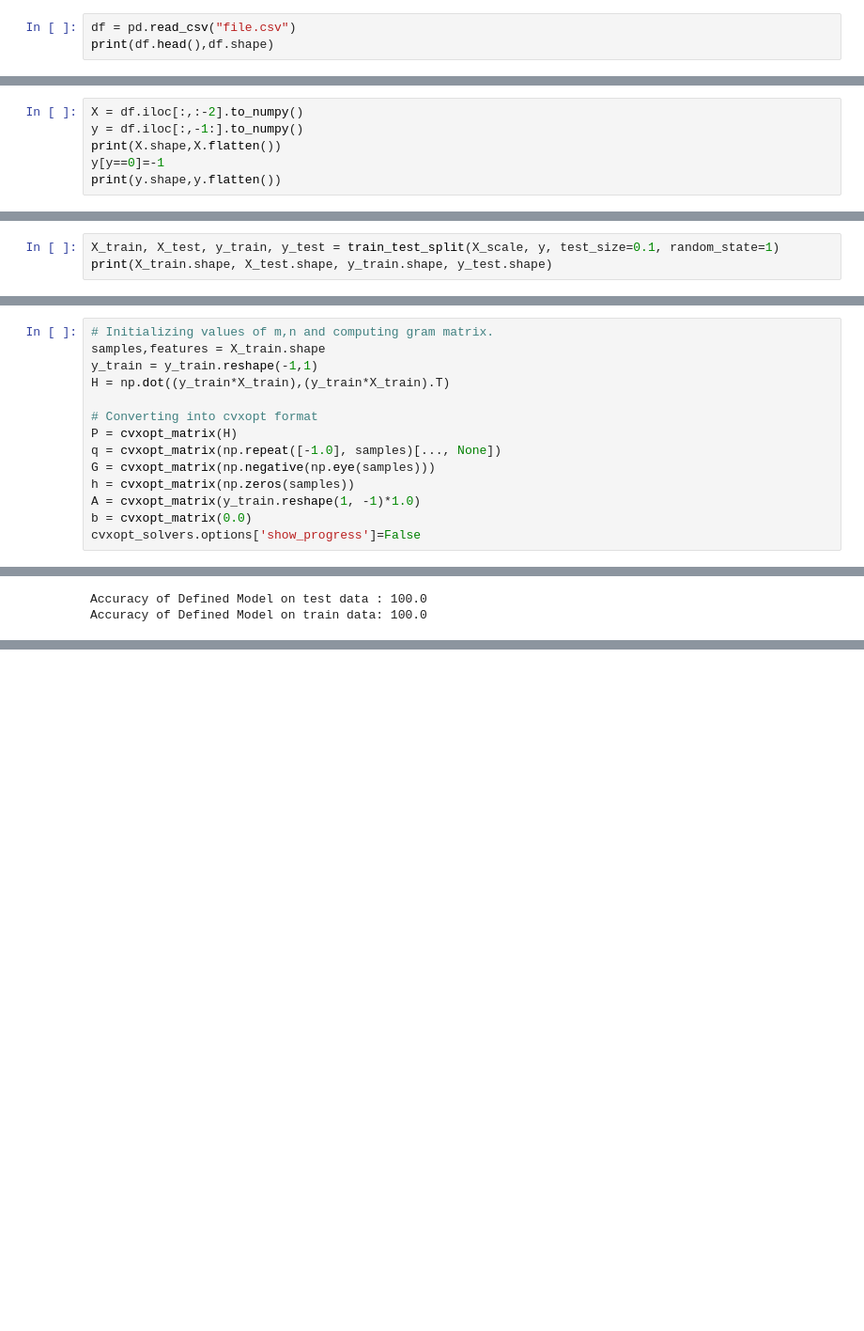
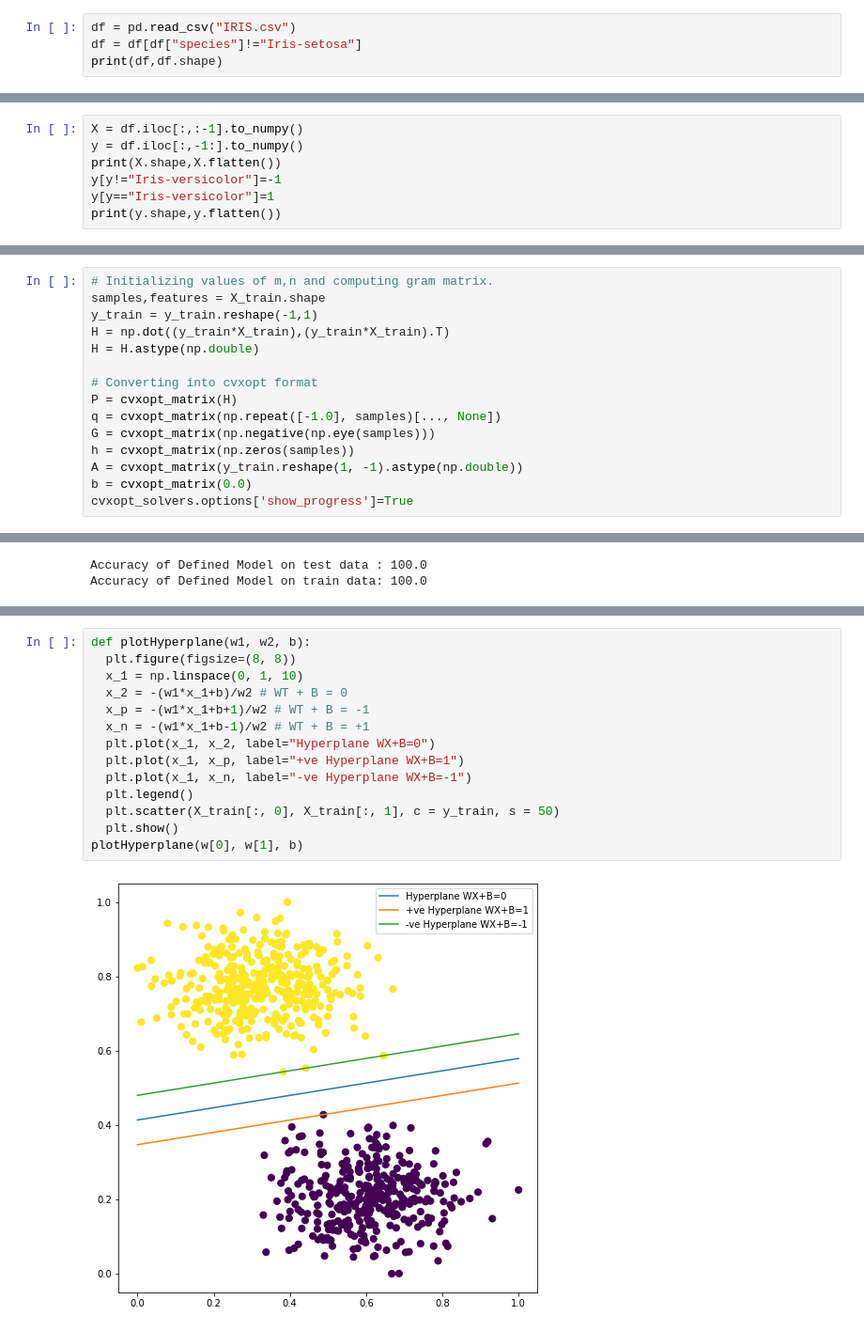
Before and after one commit to Jay0774/MACHINE-LEARNING, a Jupyter notebook: SVM/Hard_SVM_Quadratic_Program.ipynb, the cells around one changed output, grey strips where cells are left out. Shown at 94% size. Cells and saved outputs as stored; diff of their text form; blank space fills up the shorter version.

```diff
--- a/SVM/Hard_SVM_Quadratic_Program.ipynb
+++ b/SVM/Hard_SVM_Quadratic_Program.ipynb
@@ -13,6 +14,7 @@ import matplotlib.pyplot as plt
 # %% [markdown]
 ## Step 2: Read CSV file (For this i have uploded the file on google colab)
 # %%
-df = pd.read_csv("file.csv")
-print(df.head(),df.shape)
+df = pd.read_csv("IRIS.csv")
+df = df[df["species"]!="Iris-setosa"]
+print(df,df.shape)
 # %% [output]
@@ -27,7 +37,8 @@ print(df.head(),df.shape)
 # %%
-X = df.iloc[:,:-2].to_numpy()
+X = df.iloc[:,:-1].to_numpy()
 y = df.iloc[:,-1:].to_numpy()
 print(X.shape,X.flatten())
-y[y==0]=-1
+y[y!="Iris-versicolor"]=-1
+y[y=="Iris-versicolor"]=1
 print(y.shape,y.flatten())
 # %% [output]
@@ -68,3 +93,0 @@ C. Split the data in 90,10 for training and testing the model
-# %%
-X_train, X_test, y_train, y_test = train_test_split(X_scale, y, test_size=0.1, random_state=1)
-print(X_train.shape, X_test.shape, y_train.shape, y_test.shape)
@@ -81,15 +102,16 @@ print(X_train.shape, X_test.shape, y_train.shape, y_test.shape)
 samples,features = X_train.shape
 y_train = y_train.reshape(-1,1)
 H = np.dot((y_train*X_train),(y_train*X_train).T)
+H = H.astype(np.double)
 
 # Converting into cvxopt format
 P = cvxopt_matrix(H)
 q = cvxopt_matrix(np.repeat([-1.0], samples)[..., None])
 G = cvxopt_matrix(np.negative(np.eye(samples)))
 h = cvxopt_matrix(np.zeros(samples))
-A = cvxopt_matrix(y_train.reshape(1, -1)*1.0)
+A = cvxopt_matrix(y_train.reshape(1, -1).astype(np.double))
 b = cvxopt_matrix(0.0)
-cvxopt_solvers.options['show_progress']=False
+cvxopt_solvers.options['show_progress']=True
 # %% [markdown]
 ## Step 6: Running the solver and printing the values of solution
 # %%
@@ -289,0 +332,16 @@ Accuracy of Defined Model on train data: 100.0
+# %%
+def plotHyperplane(w1, w2, b):
+  plt.figure(figsize=(8, 8))
+  x_1 = np.linspace(0, 1, 10)
+  x_2 = -(w1*x_1+b)/w2 # WT + B = 0
+  x_p = -(w1*x_1+b+1)/w2 # WT + B = -1
+  x_n = -(w1*x_1+b-1)/w2 # WT + B = +1
+  plt.plot(x_1, x_2, label="Hyperplane WX+B=0")
+  plt.plot(x_1, x_p, label="+ve Hyperplane WX+B=1")
+  plt.plot(x_1, x_n, label="-ve Hyperplane WX+B=-1")
+  plt.legend()
+  plt.scatter(X_train[:, 0], X_train[:, 1], c = y_train, s = 50)
+  plt.show()
+plotHyperplane(w[0], w[1], b)
+# %% [output]
+[figure, added]
```
Also changed, not shown: parts of 21 cells of this notebook, 5 other files.
